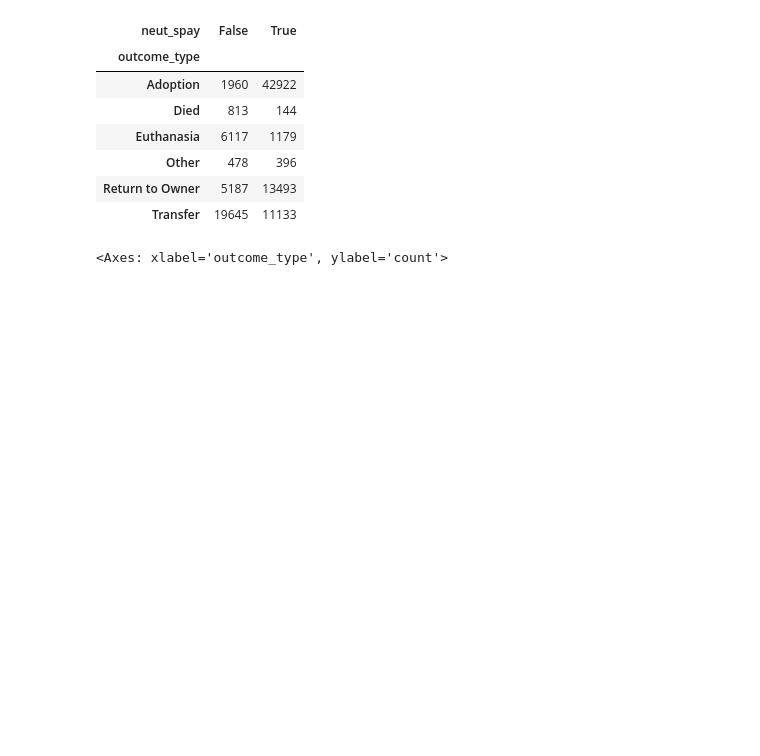
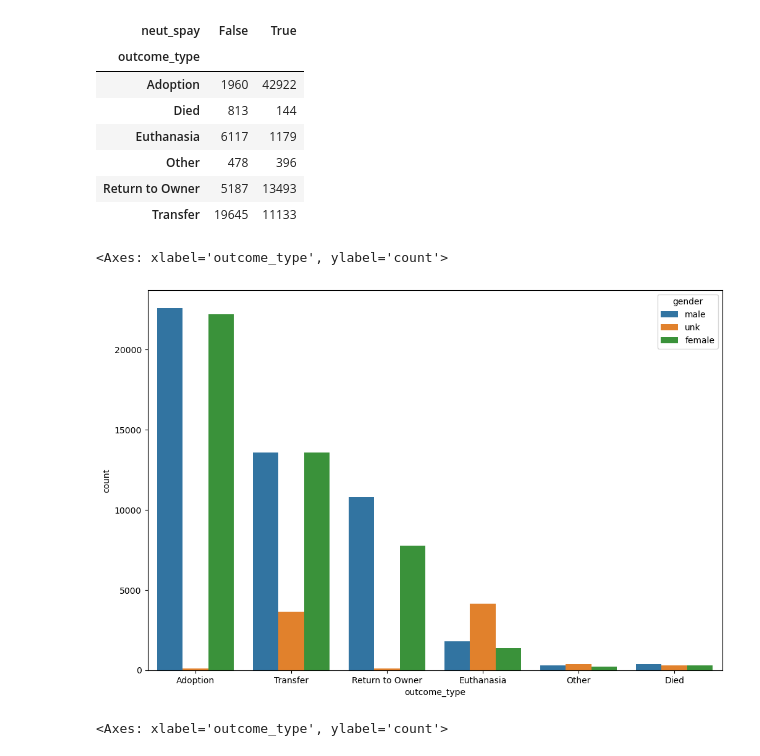
Before and after one commit to nickpedri/individual-project, a Jupyter notebook: explore.ipynb, the cells around one changed output. Cells and saved outputs as stored; diff of their text form; code cells hidden in the pictures; blank space fills up the shorter version.

```diff
--- a/explore.ipynb
+++ b/explore.ipynb
@@ -48,6 +75,12 @@ pd.crosstab(a.outcome_type, a.neut_spay)
 | Other | 478 | 396 |
 | Return to Owner | 5187 | 13493 |
 | Transfer | 19645 | 11133 |
+# %%
+plt.figure(figsize=(12,8))
+sns.countplot(a, x='outcome_type', hue='gender')
+# %% [output]
+<Axes: xlabel='outcome_type', ylabel='count'>
+[figure, added]
 # %%
 plt.figure(figsize=(12,8))
 sns.countplot(a, x='outcome_type', hue='neut_spay')
```
Also changed, not shown: parts of 16 cells of this notebook, 7 other files.
